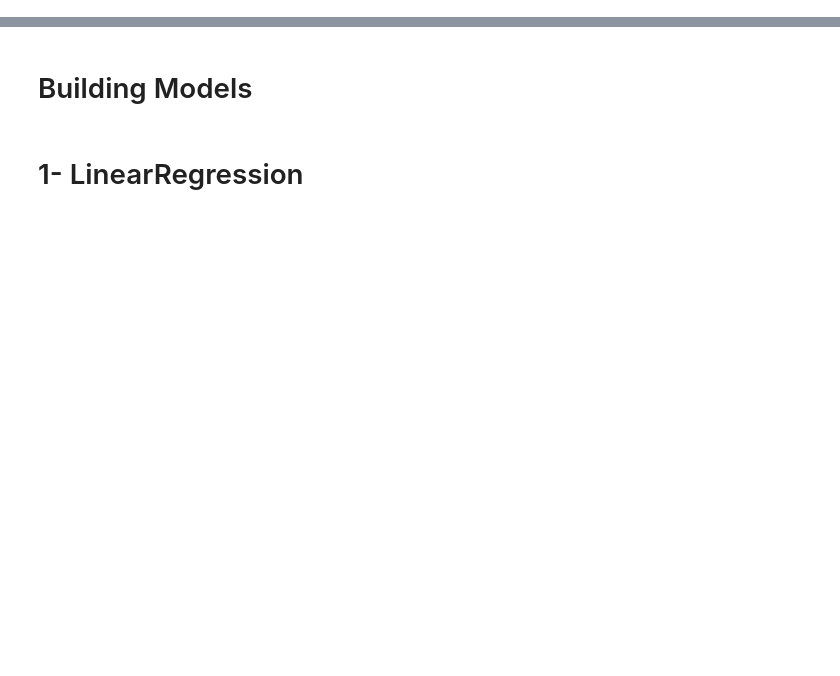
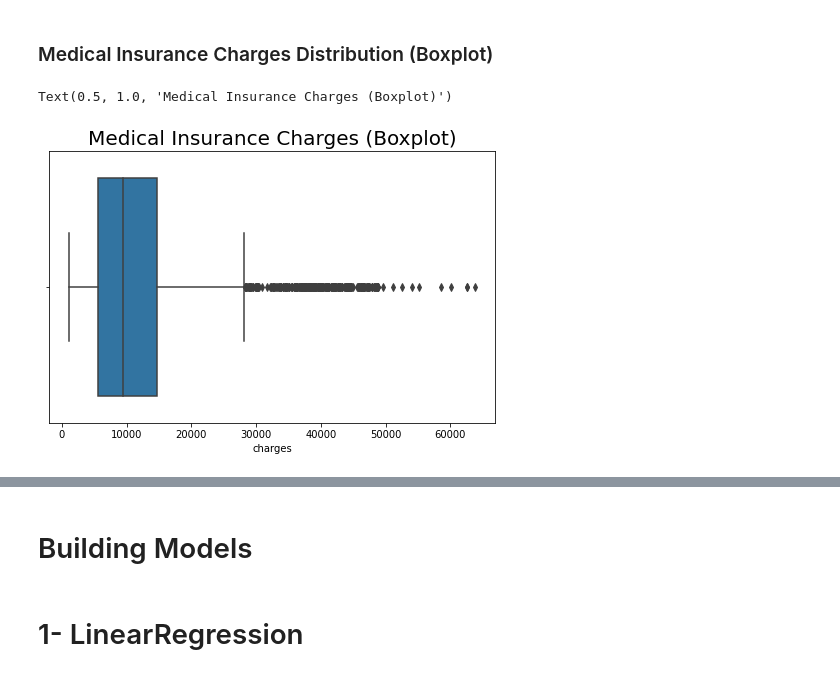
Before and after one commit to allonios/health_insurance_cost_prediction, a Jupyter notebook: notebook.ipynb, the cells around one changed output, grey strips where cells are left out. Drawn from its saved outputs; the diff is of its cells as text; code cells hidden in the pictures; blank space fills up the shorter version.

```diff
--- a/notebook.ipynb
+++ b/notebook.ipynb
@@ -7,0 +72,9 @@ warnings.simplefilter("ignore")
+# %% [markdown]
+### Medical Insurance Charges Distribution (Boxplot)
+# %%
+plt.figure(figsize=(8,5))
+sns.boxplot(x=data_df["charges"])
+plt.title("Medical Insurance Charges (Boxplot)", fontsize=20)
+# %% [output]
+Text(0.5, 1.0, 'Medical Insurance Charges (Boxplot)')
+[figure, added]
```
Also changed, not shown: parts of 36 cells of this notebook.
